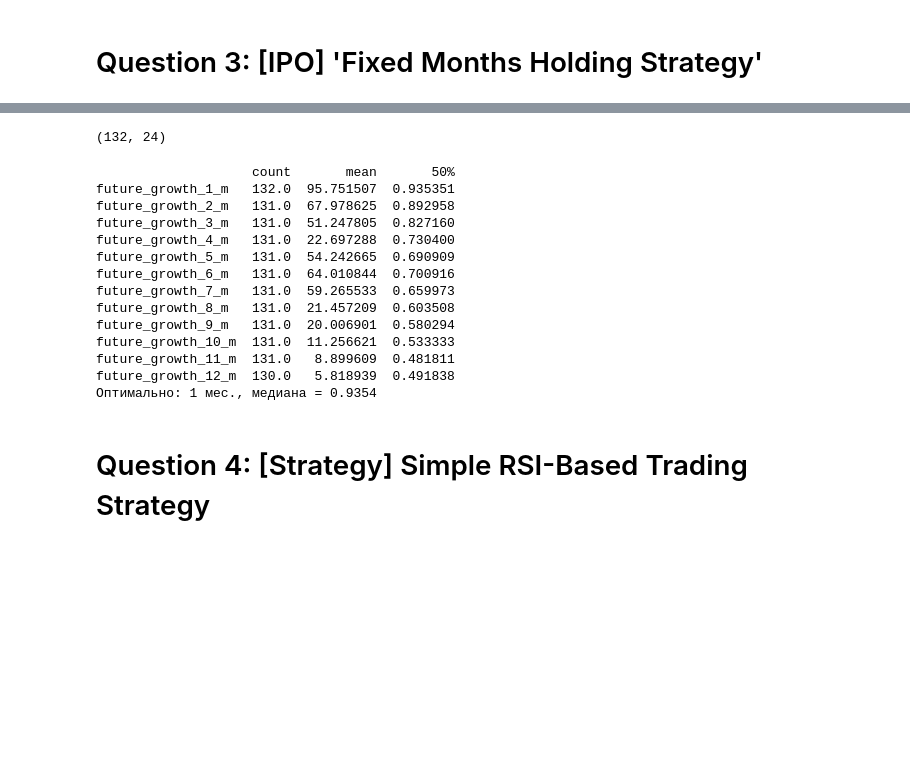
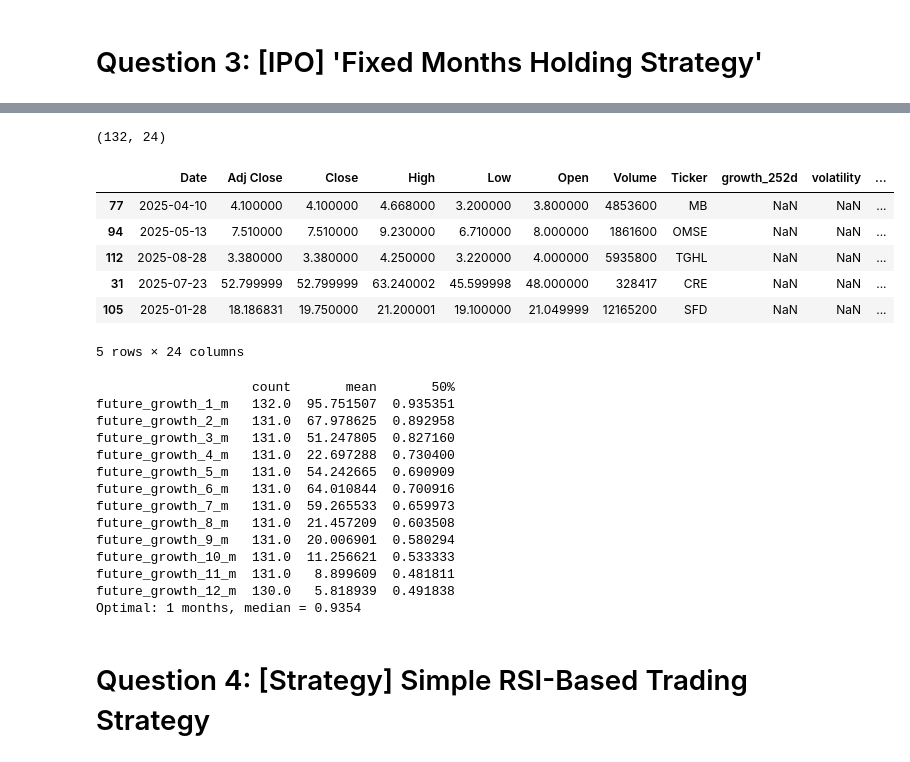
Before and after one commit to fitpred/dtc-stock-market-analytics, a Jupyter notebook: homework/module_02.ipynb, the cells around one changed output, grey strips where cells are left out. Cells and saved outputs as stored; diff of their text form; code cells hidden in the pictures; blank space fills up the shorter version.

```diff
--- a/homework/module_02.ipynb
+++ b/homework/module_02.ipynb
@@ -223,24 +238,29 @@ for m, col in zip(range(1, 13), growth_cols):
 # %%
-# --- Шаг 2: первый торговый день каждого тикера ---
 min_dates = (stocks_df.groupby('Ticker', as_index=False)['Date'].min()
              .rename(columns={'Date': 'min_date'}))
 
-# --- Шаг 3: inner join -> одна строка на тикер (день IPO) ---
 entry = stocks_df.merge(min_dates,
                         left_on=['Ticker', 'Date'],
                         right_on=['Ticker', 'min_date'],
                         how='inner')
 print(entry.shape)
+entry.sample(5)
 # %% [output]
 (132, 24)
+|  | Date | Adj Close | Close | High | Low | Open | Volume | Ticker | growth_252d | volatility | ... |
+| 77 | 2025-04-10 | 4.100000 | 4.100000 | 4.668000 | 3.200000 | 3.800000 | 4853600 | MB | NaN | NaN | ... |
+| 94 | 2025-05-13 | 7.510000 | 7.510000 | 9.230000 | 6.710000 | 8.000000 | 1861600 | OMSE | NaN | NaN | ... |
+| 112 | 2025-08-28 | 3.380000 | 3.380000 | 4.250000 | 3.220000 | 4.000000 | 5935800 | TGHL | NaN | NaN | ... |
+| 31 | 2025-07-23 | 52.799999 | 52.799999 | 63.240002 | 45.599998 | 48.000000 | 328417 | CRE | NaN | NaN | ... |
+| 105 | 2025-01-28 | 18.186831 | 19.750000 | 21.200001 | 19.100000 | 21.049999 | 12165200 | SFD | NaN | NaN | ... |
+5 rows × 24 columns
 # %%
-# --- Шаг 4: описательная статистика и оптимальный месяц ---
 stats = entry[growth_cols].describe()
 print(stats.T[['count', 'mean', '50%']])
 
 medians = stats.loc['50%']
 best_col = medians.idxmax()
-print(f"Оптимально: {growth_cols.index(best_col) + 1} мес., медиана = {medians.max():.4f}")
+print(f"Optimal: {growth_cols.index(best_col) + 1} months, median = {medians.max():.4f}")
 # %% [output]
                     count       mean       50%
 future_growth_1_m   132.0  95.751507  0.935351
@@ -255,7 +275,7 @@ future_growth_9_m   131.0  20.006901  0.580294
 future_growth_10_m  131.0  11.256621  0.533333
 future_growth_11_m  131.0   8.899609  0.481811
 future_growth_12_m  130.0   5.818939  0.491838
-Оптимально: 1 мес., медиана = 0.9354
+Optimal: 1 months, median = 0.9354
 # %% [markdown]
 # Question 4: [Strategy] Simple RSI-Based Trading Strategy
 # %%
```
Also changed, not shown: parts of 19 cells of this notebook.
